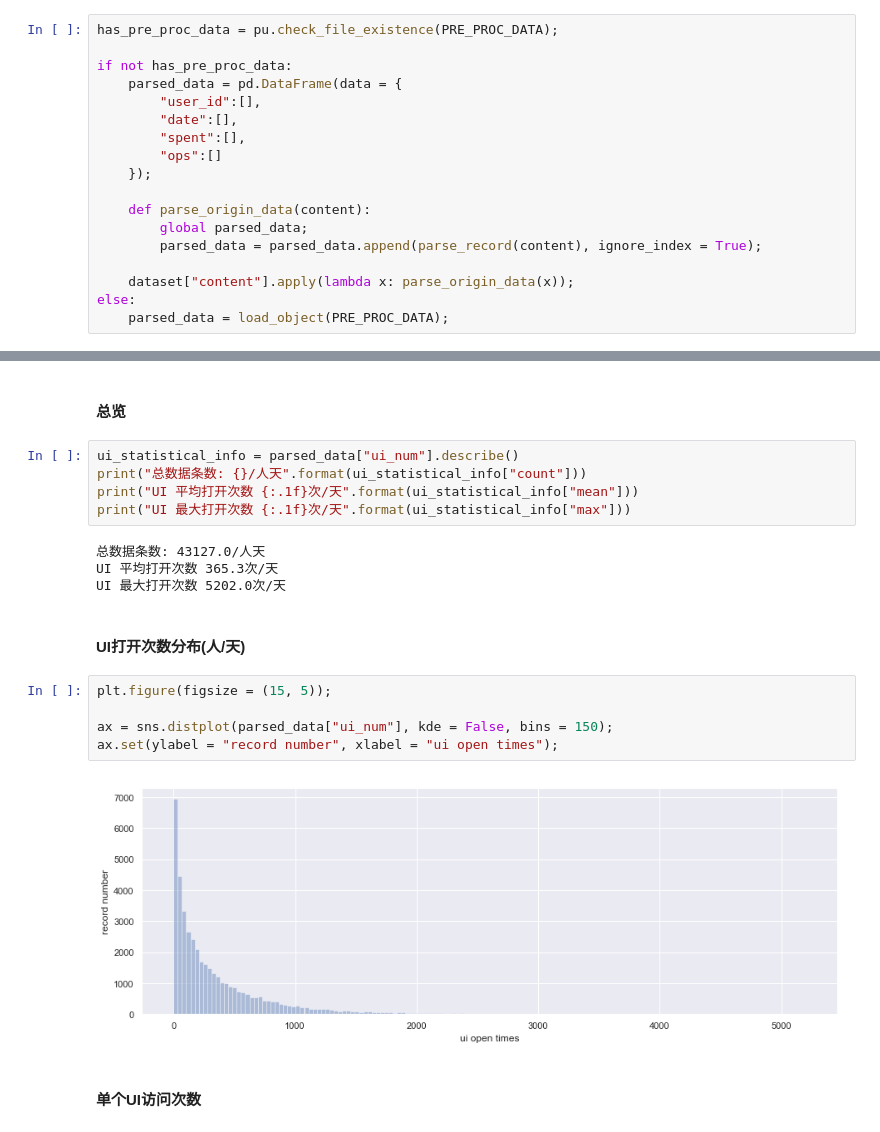
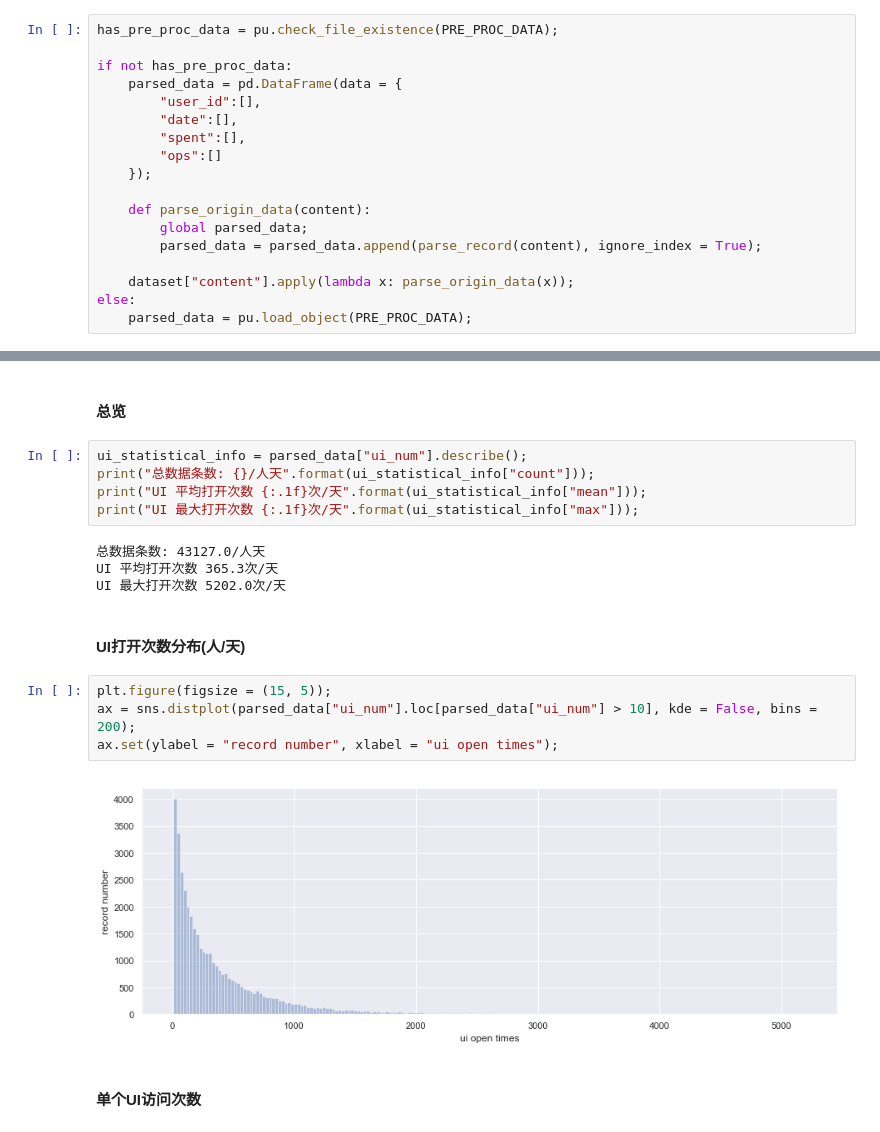
Before and after one commit to GuoQPro/user_operation_analysis, a Jupyter notebook: EOT_USER_OP_RECORD.ipynb, the cells around one changed output, grey strips where cells are left out. Saved outputs shown, nothing was run; the diff lists cells and outputs as text.

```diff
--- a/EOT_USER_OP_RECORD.ipynb
+++ b/EOT_USER_OP_RECORD.ipynb
@@ -306,7 +328,7 @@ if not has_pre_proc_data:
 
     dataset["content"].apply(lambda x: parse_origin_data(x));
 else:
-    parsed_data = load_object(PRE_PROC_DATA);
+    parsed_data = pu.load_object(PRE_PROC_DATA);
 # %%
 # merge records with same user_id and day_index
 if not has_pre_proc_data:
@@ -343,10 +367,10 @@ if not has_pre_proc_data:
 # %% [markdown]
 #### 总览
 # %%
-ui_statistical_info = parsed_data["ui_num"].describe()
-print("总数据条数: {}/人天".format(ui_statistical_info["count"]))
-print("UI 平均打开次数 {:.1f}次/天".format(ui_statistical_info["mean"]))
-print("UI 最大打开次数 {:.1f}次/天".format(ui_statistical_info["max"]))
+ui_statistical_info = parsed_data["ui_num"].describe();
+print("总数据条数: {}/人天".format(ui_statistical_info["count"]));
+print("UI 平均打开次数 {:.1f}次/天".format(ui_statistical_info["mean"]));
+print("UI 最大打开次数 {:.1f}次/天".format(ui_statistical_info["max"]));
 # %% [output]
 总数据条数: 43127.0/人天
 UI 平均打开次数 365.3次/天
@@ -355,11 +379,10 @@ UI 最大打开次数 5202.0次/天
 #### UI打开次数分布(人/天)
 # %%
 plt.figure(figsize = (15, 5));
-
-ax = sns.distplot(parsed_data["ui_num"], kde = False, bins = 150);
+ax = sns.distplot(parsed_data["ui_num"].loc[parsed_data["ui_num"] > 10], kde = False, bins = 200);
 ax.set(ylabel = "record number", xlabel = "ui open times");
 # %% [output]
-[figure, old version]
+[figure, new version]
 # %% [markdown]
 #### 单个UI访问次数
 # %%
```
Also changed, not shown: parts of 32 cells of this notebook.
